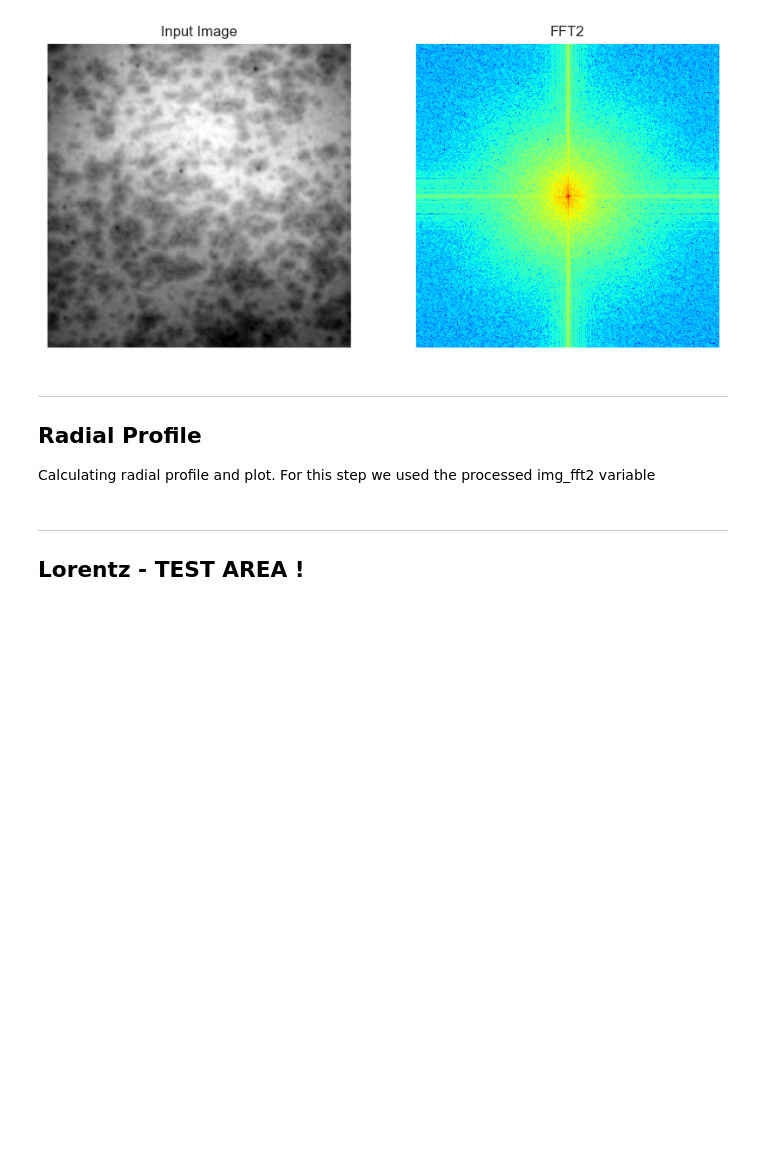
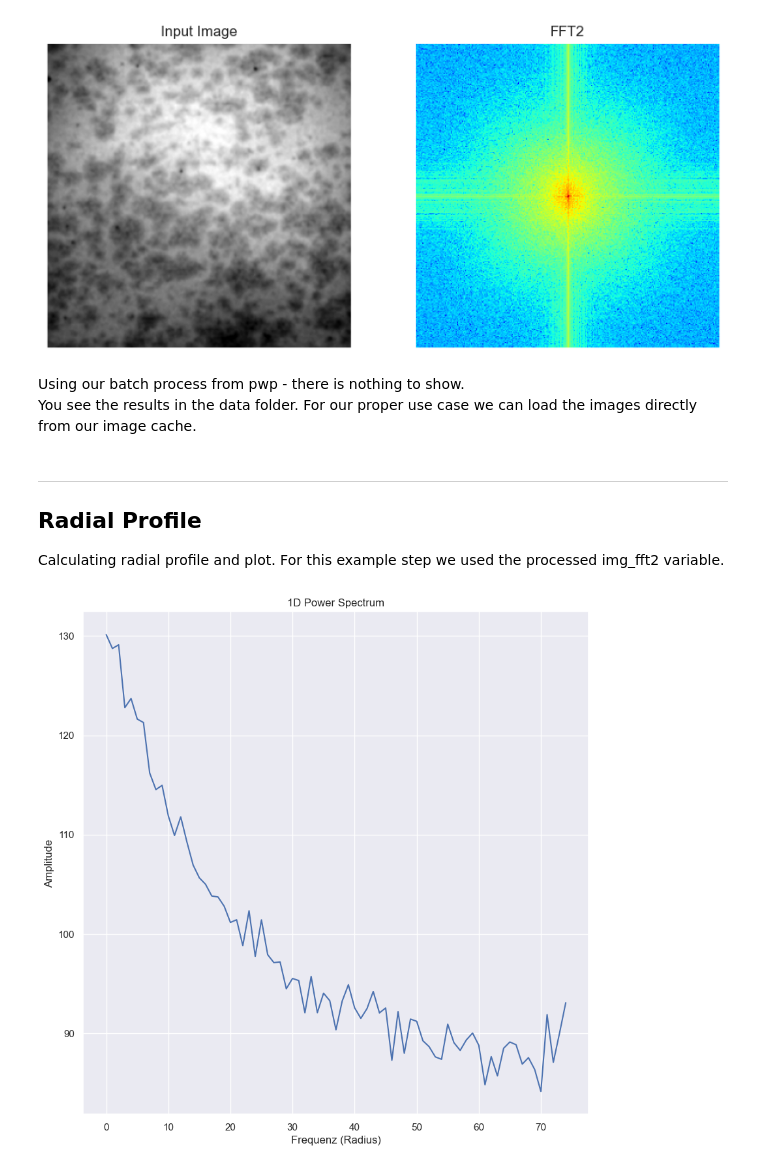
Before and after one commit to ryou90/paper_water_penetration, a Jupyter notebook: paper_water_penetration/notebook.ipynb, the cells around one changed output. Saved outputs shown, nothing was run; the diff lists cells and outputs as text; code cells hidden in the pictures; blank space fills up the shorter version.

```diff
--- a/paper_water_penetration/notebook.ipynb
+++ b/paper_water_penetration/notebook.ipynb
@@ -76,3 +86,7 @@ plt.title('FFT2'), plt.xticks([]), plt.yticks([])
 plt.show()
 # %% [output]
 [figure]
+# %% [markdown]
+Using our batch process from pwp - there is nothing to show.<br />
+You see the results in the data folder.
+For our proper use case we can load the images directly from our image cache.
@@ -79,14 +97,13 @@ plt.show()
 # %% [markdown]
 ---
 ## Radial Profile
-Calculating radial profile and plot. For this step we used the processed img_fft2 variable
+Calculating radial profile and plot. For this example step we used the processed img_fft2 variable.
 # %%
 radial = calc.calc_radial_profile(img_fft2) # img_fft2 from previous step
-plt.subplot(111), plt.semilogy(radial)
+plt.plot(radial)
 plt.title('1D Power Spectrum')
-plt.xlabel('Spatial Frequency')
-plt.ylabel('Power Spectrum')
+plt.xlabel('Frequenz (Radius)')
+plt.ylabel('Amplitude')
 plt.show()
+# %% [output]
+[figure, added]
-# %% [markdown]
----
-## Lorentz - TEST AREA !
```
Also changed, not shown: parts of 13 cells of this notebook, 2 other files.
